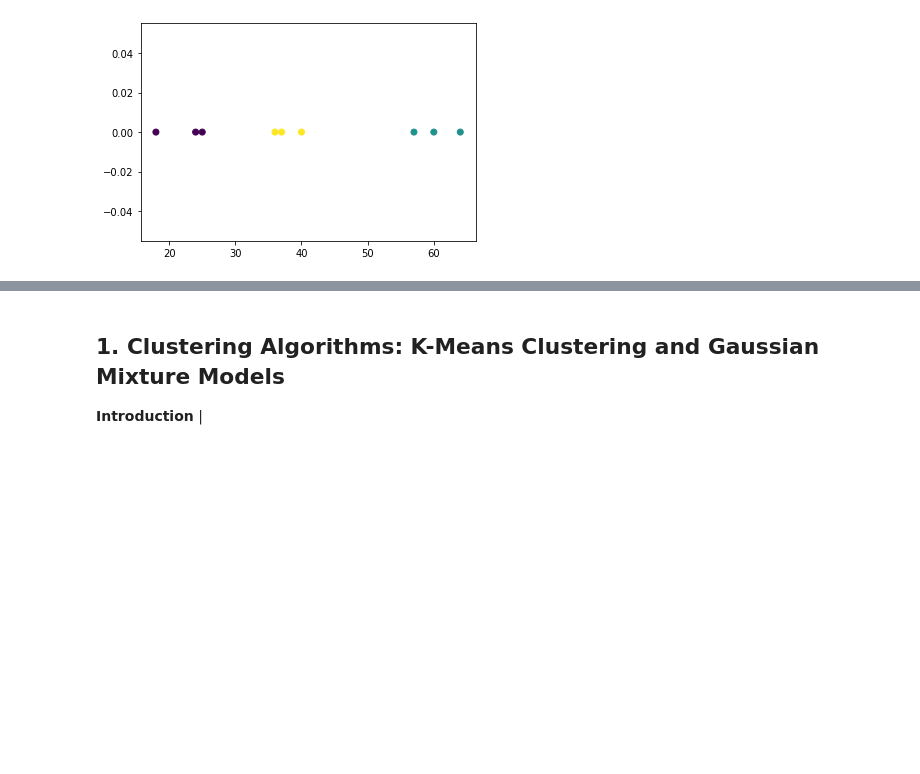
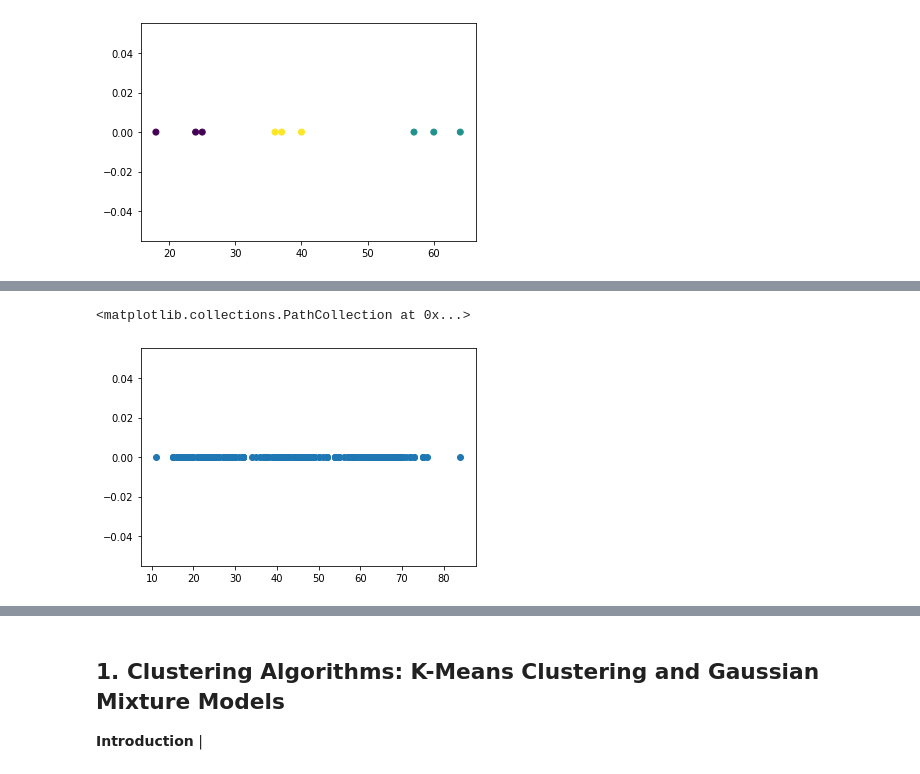
Before and after one commit to tiroger/DS-concepts, a Jupyter notebook: ml_algorithms/Gaussian_Mixture_Models.ipynb, the cells around one changed output, grey strips where cells are left out. Drawn from its saved outputs; the diff is of its cells as text; code cells hidden in the pictures; blank space fills up the shorter version.

```diff
--- a/ml_algorithms/Gaussian_Mixture_Models.ipynb
+++ b/ml_algorithms/Gaussian_Mixture_Models.ipynb
@@ -333,0 +458,6 @@ True
+# %%
+# Scatter plot of the synthetic data
+plt.scatter(all_ages, np.zeros_like(all_ages))
+# %% [output]
+<matplotlib.collections.PathCollection at 0x...>
+[figure, added]
```
Also changed, not shown: parts of 10 cells of this notebook.
